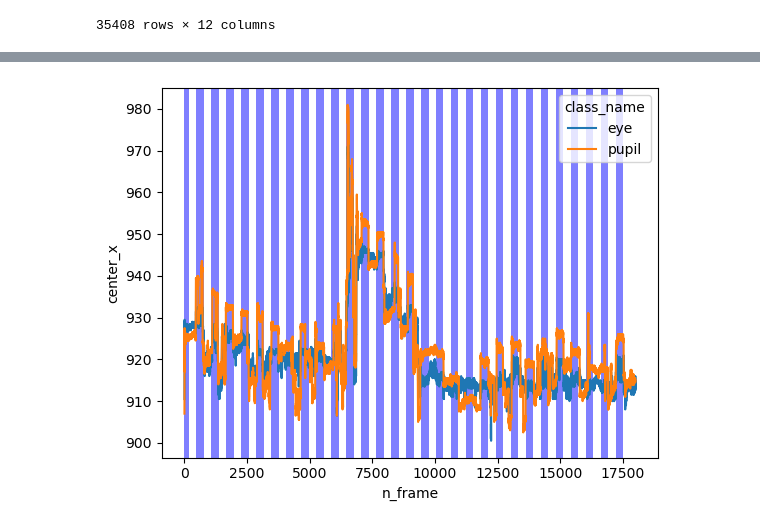
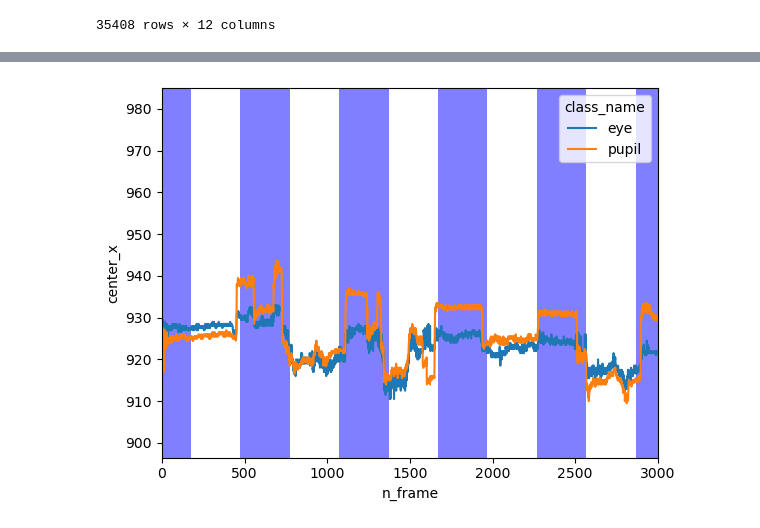
Before and after one commit to yongcheoljeong/yolov5-eye-movement, a Jupyter notebook: analysis/LabelAnalysis.ipynb, the cells around one changed output, grey strips where cells are left out. Drawn from its saved outputs; the diff is of its cells as text; code cells hidden in the pictures.

```diff
--- a/analysis/LabelAnalysis.ipynb
+++ b/analysis/LabelAnalysis.ipynb
@@ -101,6 +101,23 @@ class LabelAnalysis():
         df_res = self.merge_df()
 
         return df_res
+
+    def get_stim_range_list(self):
+        df_res = self.merge_df()
+
+        range_list = []
+        prev_val = False
+
+        for inx, val in df_res['stim'].iteritems():
+            if prev_val != val:
+                if val:
+                    start = df_res.loc[inx, 'n_frame']
+                else:
+                    range_list.append((start, df_res.loc[inx, 'n_frame']))
+
+            prev_val = val
+
+        return range_list
 # %%
 video1_name = '60 L 20hz 5ms 5s.mp4'
 mouse1 = LabelAnalysis(video_name=video1_name)
@@ -123,7 +140,3 @@ display(res_df)
 | 35406 | 18000 | 0 | eye | 913.00032 | 524.99988 | 138.000000 | 97.999956 | 13523.993928 | NaN | ... |
 | 35407 | 18000 | 1 | pupil | 914.99904 | 530.00028 | 99.999936 | 85.999968 | 8599.991296 | 1.99872 | ... |
 35408 rows × 12 columns
-# %%
-tmp = res_df[['n_frame', 'stim']].drop_duplicates(subset=['n_frame'], ignore_index=True)
-tmp = tmp.set_index('n_frame').reset_index()
-display(tmp)
@@ -161,0 +143,2 @@ range_list = get_stim_range_list(res_df)
+# %%
+range_list = mouse1.get_stim_range_list()
@@ -161,0 +164,15 @@ range_list = get_stim_range_list(res_df)
+# %%
+for (start, end) in range_list:
+    x_span = 180
+    peth = []
+    n_cycle = 0
+    if start - x_span > 0 & end + x_span < max(res_df['n_frame']):
+        tmp = res_df.copy()
+        tmp['n_frame'] = tmp['n_frame'] - start
+        tmp = tmp.loc[(tmp['n_frame'] > -x_span) & (tmp['n_frame'] < x_span), :]
+        tmp['n_cycle'] = n_cycle
+        n_cycle += 1
+        peth.append(tmp)
+
+df_peth = pd.concat(peth)
+display(df_peth)
@@ -162,12 +199,14 @@ range_list = get_stim_range_list(res_df)
 # %%
 # x-axis
 sns.lineplot(x='n_frame', y='center_x', hue='class_name', data=res_df)
 
 for (start, end) in range_list:
     plt.axvspan(start, end, facecolor='blue', alpha=0.5)
+
+plt.xlim(0, 3000)
 plt.show()
 # %% [output]
-[figure, old version]
+[figure, new version]
 # %%
 # y-axis
 sns.lineplot(x='n_frame', y='center_y', hue='class_name', data=res_df)
```
Also changed, not shown: parts of 9 cells of this notebook.
